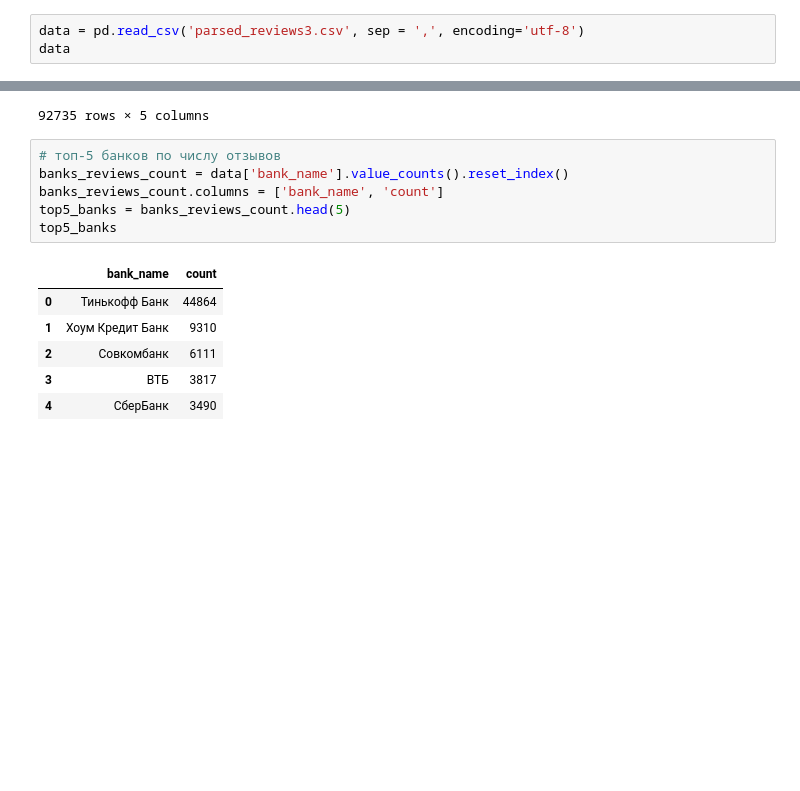
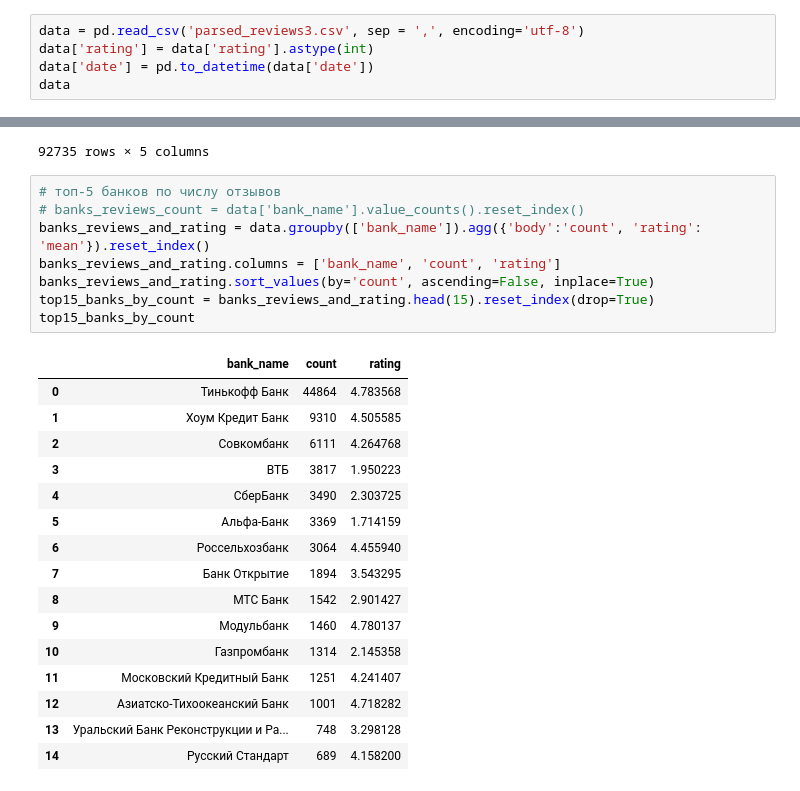
Before and after one commit to maykorablina/test-task-sber-ds-nlp, a Jupyter notebook: test_task.ipynb, the cells around one changed output, grey strips where cells are left out. Drawn from its saved outputs; the diff is of its cells as text; blank space fills up the shorter version.

```diff
--- a/test_task.ipynb
+++ b/test_task.ipynb
@@ -23,6 +23,8 @@ import pandas as pd
 import matplotlib.pyplot as plt
 # %%
 data = pd.read_csv('parsed_reviews3.csv', sep = ',', encoding='utf-8')
+data['rating'] = data['rating'].astype(int)
+data['date'] = pd.to_datetime(data['date'])
 data
 # %% [output]
 |  | body | title | rating | bank_name | date |
@@ -40,15 +42,27 @@ data
 92735 rows × 5 columns
 # %%
 # топ-5 банков по числу отзывов
-banks_reviews_count = data['bank_name'].value_counts().reset_index()
-banks_reviews_count.columns = ['bank_name', 'count']
-top5_banks = banks_reviews_count.head(5)
-top5_banks
+# banks_reviews_count = data['bank_name'].value_counts().reset_index()
+banks_reviews_and_rating = data.groupby(['bank_name']).agg({'body':'count', 'rating': 'mean'}).reset_index()
+banks_reviews_and_rating.columns = ['bank_name', 'count', 'rating']
+banks_reviews_and_rating.sort_values(by='count', ascending=False, inplace=True)
+top15_banks_by_count = banks_reviews_and_rating.head(15).reset_index(drop=True)
+top15_banks_by_count
 # %% [output]
-|  | bank_name | count |
-| 0 | Тинькофф Банк | 44864 |
-| 1 | Хоум Кредит Банк | 9310 |
-| 2 | Совкомбанк | 6111 |
-| 3 | ВТБ | 3817 |
-| 4 | СберБанк | 3490 |
+|  | bank_name | count | rating |
+| 0 | Тинькофф Банк | 44864 | 4.783568 |
+| 1 | Хоум Кредит Банк | 9310 | 4.505585 |
+| 2 | Совкомбанк | 6111 | 4.264768 |
+| 3 | ВТБ | 3817 | 1.950223 |
+| 4 | СберБанк | 3490 | 2.303725 |
+| 5 | Альфа-Банк | 3369 | 1.714159 |
+| 6 | Россельхозбанк | 3064 | 4.455940 |
+| 7 | Банк Открытие | 1894 | 3.543295 |
+| 8 | МТС Банк | 1542 | 2.901427 |
+| 9 | Модульбанк | 1460 | 4.780137 |
+| 10 | Газпромбанк | 1314 | 2.145358 |
+| 11 | Московский Кредитный Банк | 1251 | 4.241407 |
+| 12 | Азиатско-Тихоокеанский Банк | 1001 | 4.718282 |
+| 13 | Уральский Банк Реконструкции и Ра... | 748 | 3.298128 |
+| 14 | Русский Стандарт | 689 | 4.158200 |
 # %%
```
Also changed, not shown: parts of 14 cells of this notebook.
